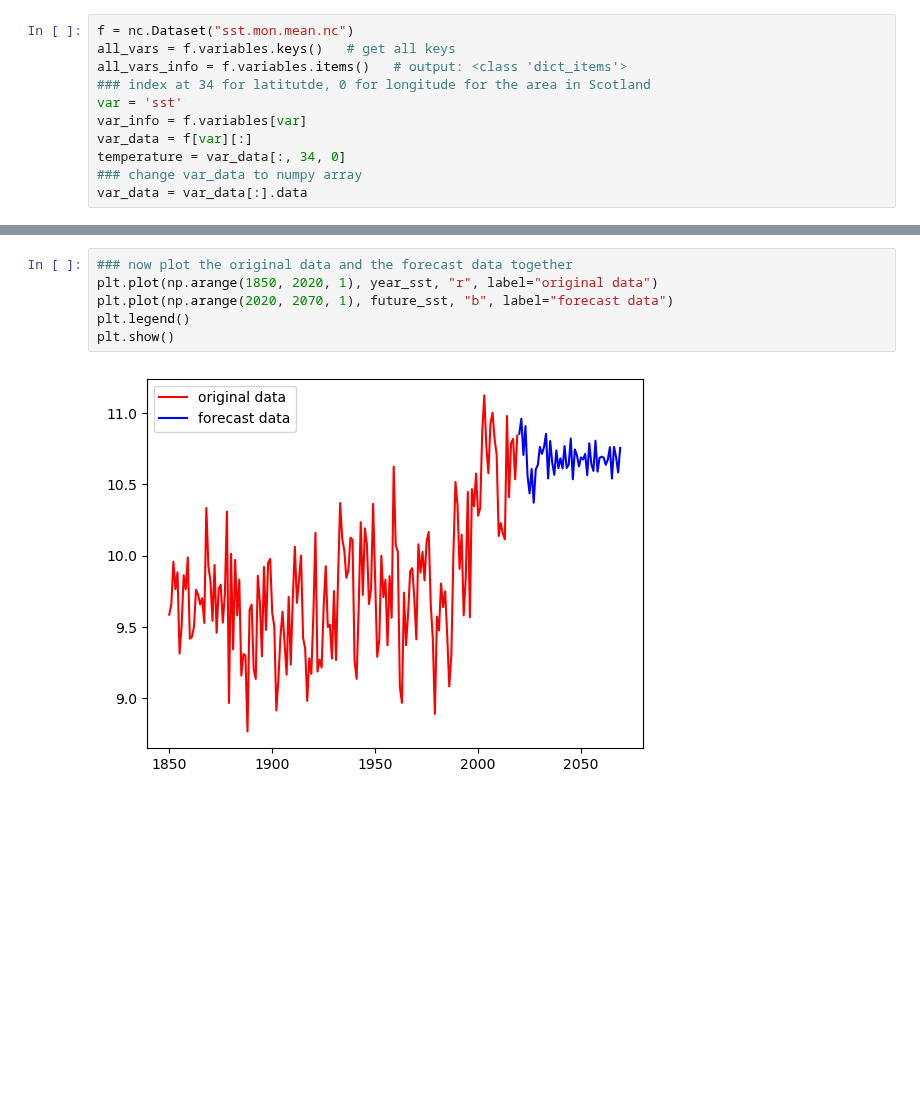
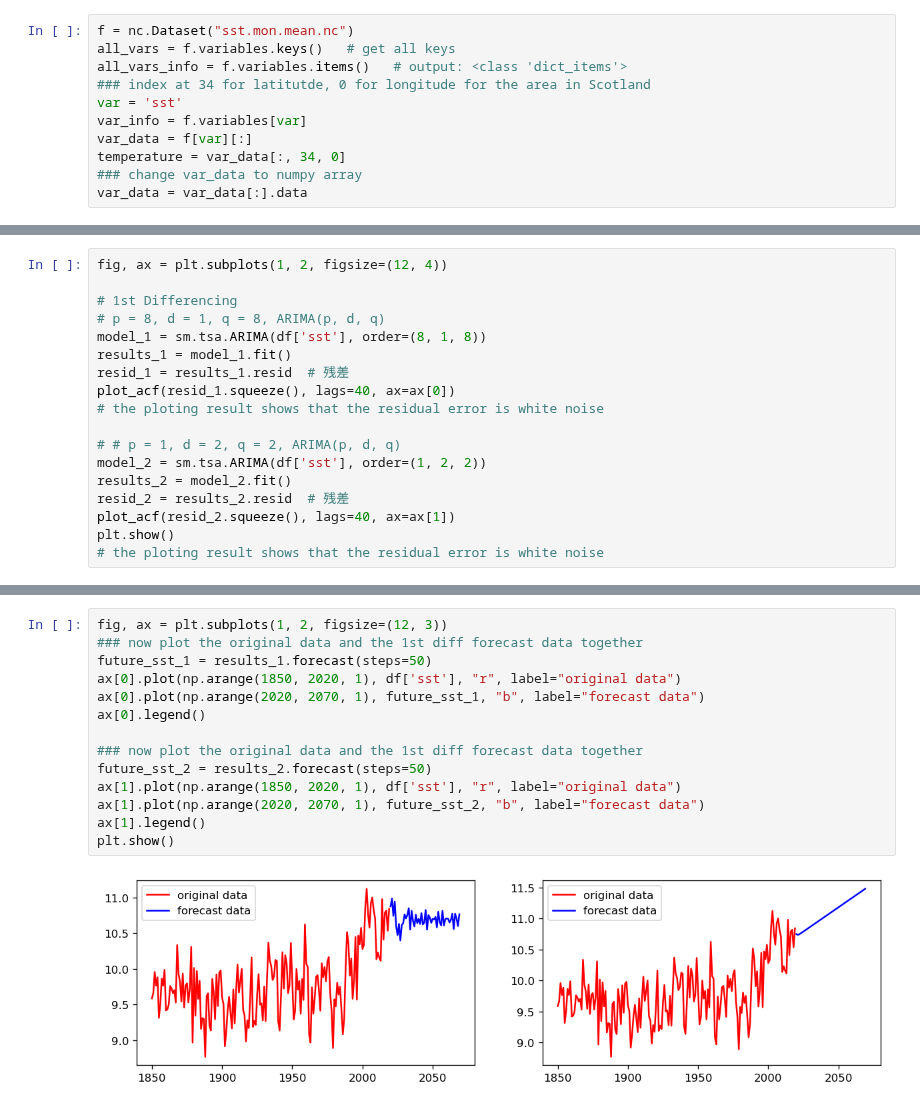
Before and after one commit to SILENT-GUO/MCM_works, a Jupyter notebook: 2020TaskA/data.ipynb, the cells around one changed output, grey strips where cells are left out. Cells and saved outputs as stored; diff of their text form; blank space fills up the shorter version.

Commit message:
2nd diff change

```diff
--- a/2020TaskA/data.ipynb
+++ b/2020TaskA/data.ipynb
@@ -95,0 +113,18 @@ print(future_sst)
+# %%
+fig, ax = plt.subplots(1, 2, figsize=(12, 4))
+
+# 1st Differencing
+# p = 8, d = 1, q = 8, ARIMA(p, d, q)
+model_1 = sm.tsa.ARIMA(df['sst'], order=(8, 1, 8))
+results_1 = model_1.fit()
+resid_1 = results_1.resid  # 残差
+plot_acf(resid_1.squeeze(), lags=40, ax=ax[0])
+# the ploting result shows that the residual error is white noise
+
+# # p = 1, d = 2, q = 2, ARIMA(p, d, q)
+model_2 = sm.tsa.ARIMA(df['sst'], order=(1, 2, 2))
+results_2 = model_2.fit()
+resid_2 = results_2.resid  # 残差
+plot_acf(resid_2.squeeze(), lags=40, ax=ax[1])
+plt.show()
+# the ploting result shows that the residual error is white noise
@@ -96,9 +133,17 @@ print(future_sst)
 # %%
-### now plot the original data and the forecast data together
-plt.plot(np.arange(1850, 2020, 1), year_sst, "r", label="original data")
-plt.plot(np.arange(2020, 2070, 1), future_sst, "b", label="forecast data")
-plt.legend()
+fig, ax = plt.subplots(1, 2, figsize=(12, 3))
+### now plot the original data and the 1st diff forecast data together
+future_sst_1 = results_1.forecast(steps=50)
+ax[0].plot(np.arange(1850, 2020, 1), df['sst'], "r", label="original data")
+ax[0].plot(np.arange(2020, 2070, 1), future_sst_1, "b", label="forecast data")
+ax[0].legend()
+
+### now plot the original data and the 1st diff forecast data together
+future_sst_2 = results_2.forecast(steps=50)
+ax[1].plot(np.arange(1850, 2020, 1), df['sst'], "r", label="original data")
+ax[1].plot(np.arange(2020, 2070, 1), future_sst_2, "b", label="forecast data")
+ax[1].legend()
 plt.show()
 # %% [output]
-[figure, old version]
+[figure, new version]
 # %%
```
Also changed, not shown: parts of 15 cells of this notebook.
